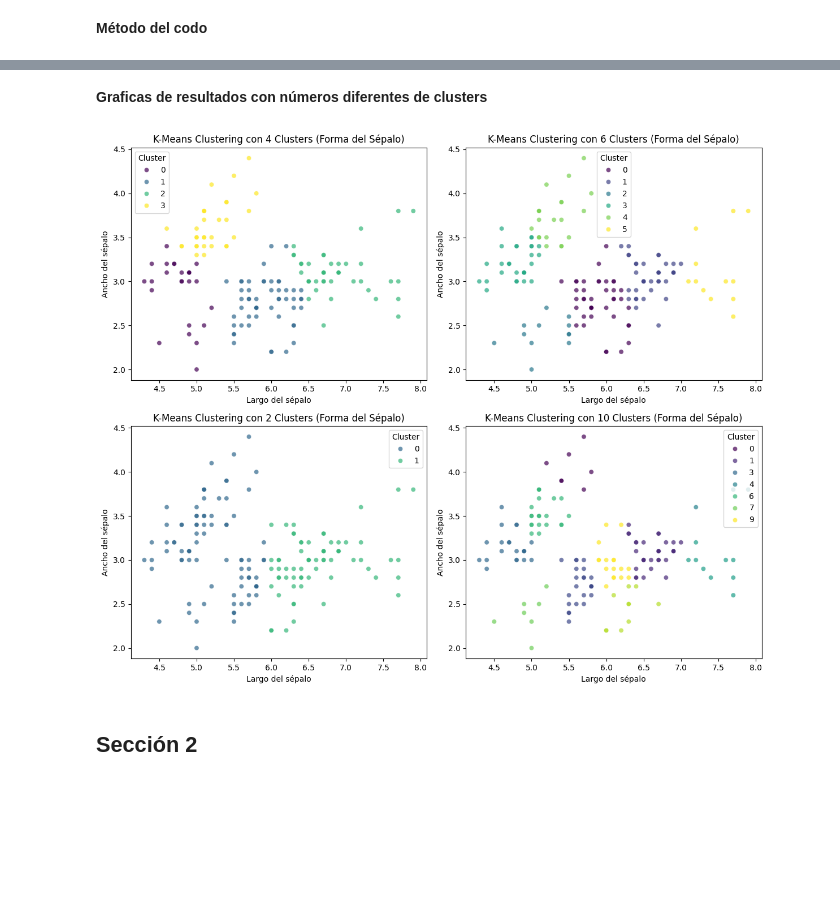
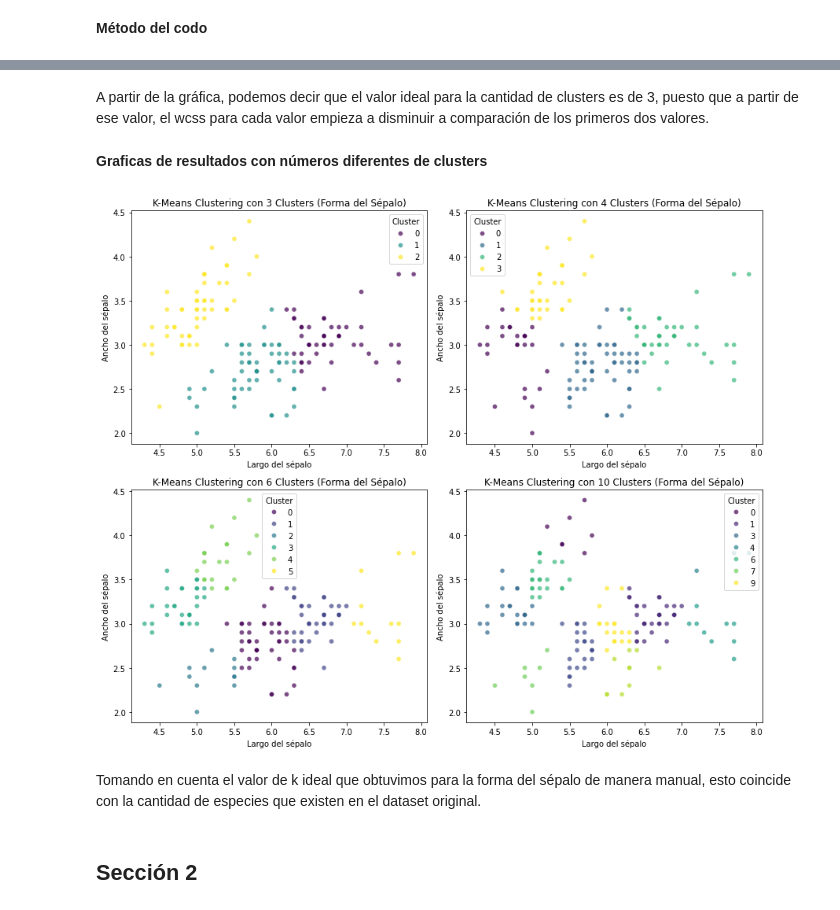
Before and after one commit to alee2602/HDT2-DM, a Jupyter notebook: main.ipynb, the cells around one changed output, grey strips where cells are left out. Saved outputs shown, nothing was run; the diff lists cells and outputs as text; code cells hidden in the pictures; blank space fills up the shorter version.

```diff
--- a/main.ipynb
+++ b/main.ipynb
@@ -193,28 +193,32 @@ plt.show()
+# %% [markdown]
+A partir de la gráfica, podemos decir que el valor ideal para la cantidad de clusters es de 3, puesto que a partir de ese valor, el wcss para cada valor empieza a disminuir a comparación de los primeros dos valores.
 # %% [markdown]
 **Graficas de resultados con números diferentes de clusters**
 # %%
 standarized_data[["sepal_length", "sepal_width"]] = scaler.fit_transform(data[["sepal_length", "sepal_width"]])
 # Definir los valores de k a graficar
-selected_k = [4, 6, 2, 10]
+selected_k = [3, 4, 6, 10]
 
 # Graficar los resultados para diferentes números de clusters
 fig, axes = plt.subplots(2, 2, figsize=(12, 10))
 axes = axes.flatten()
 
 for i, k in enumerate(selected_k):
     kmeans = KMeans(n_clusters=k, random_state=42, n_init=10)
     data[f"cluster_{k}"] = kmeans.fit_predict(data[["sepal_length", "sepal_width"]])
 
     sns.scatterplot(x=data["sepal_length"], y=data["sepal_width"], hue=data[f"cluster_{k}"], palette="viridis", alpha=0.7, ax=axes[i])
     axes[i].set_xlabel("Largo del sépalo")
     axes[i].set_ylabel("Ancho del sépalo")
     axes[i].set_title(f"K-Means Clustering con {k} Clusters (Forma del Sépalo)")
     axes[i].legend(title="Cluster")
 
 plt.tight_layout()
 plt.show()
 # %% [output]
-[figure, old version]
+[figure, new version]
+# %% [markdown]
+Tomando en cuenta el valor de k ideal que obtuvimos para la forma del sépalo de manera manual, esto coincide con la cantidad de especies que existen en el dataset original.
 # %% [markdown]
 ## **Sección 2**
 # %% [markdown]
```
Also changed, not shown: parts of 9 cells of this notebook.
